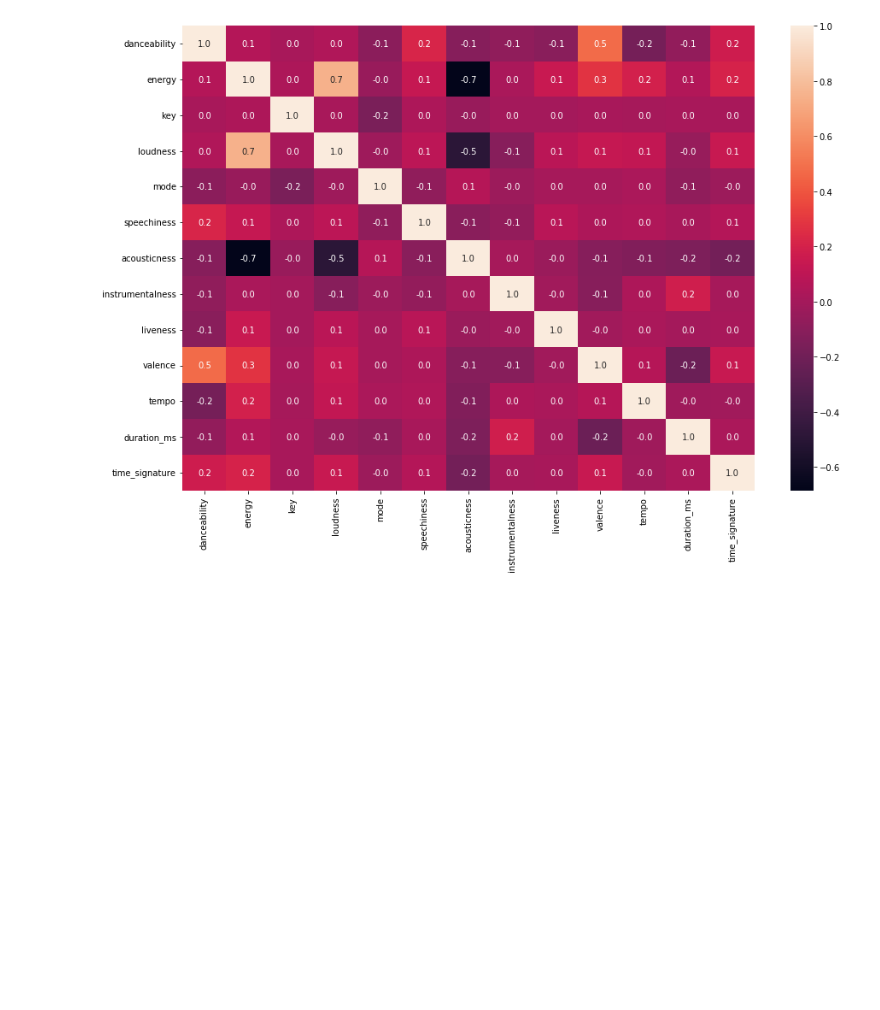
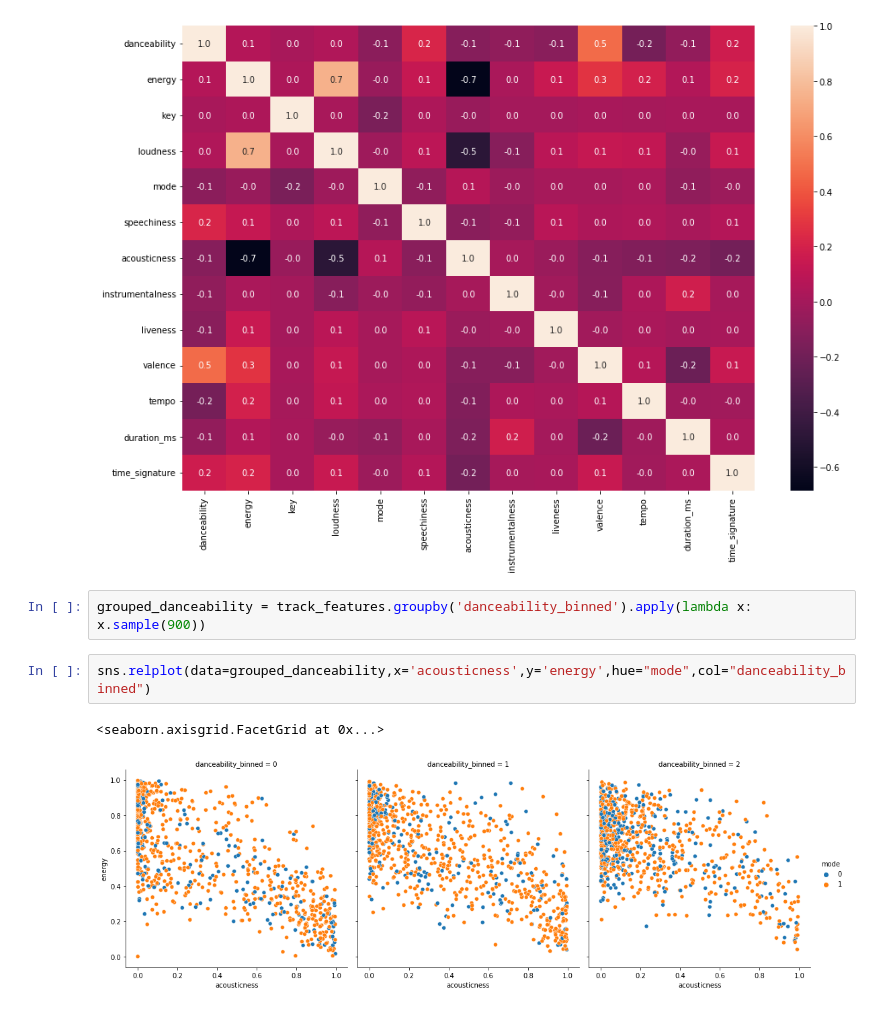
Before and after one commit to vatshivam/Novel_Song_Recommender, a Jupyter notebook: notebooks/statistical_analysis.ipynb, the cells around one changed output. Saved outputs shown, nothing was run; the diff lists cells and outputs as text; blank space fills up the shorter version.

Commit message:
Added binned features for tracks in viz data. Performed cluster analysis on track features

```diff
--- a/notebooks/statistical_analysis.ipynb
+++ b/notebooks/statistical_analysis.ipynb
@@ -250,3 +246,10 @@ sns.heatmap(track_features.drop(columns=['track_href','analysis_url','id','uri',
 # %% [output]
 <matplotlib.axes._subplots.AxesSubplot at 0x...>
 [figure]
+# %%
+grouped_danceability = track_features.groupby('danceability_binned').apply(lambda x: x.sample(900))
+# %%
+sns.relplot(data=grouped_danceability,x='acousticness',y='energy',hue="mode",col="danceability_binned")
+# %% [output]
+<seaborn.axisgrid.FacetGrid at 0x...>
+[figure, added]
```
Also changed, not shown: parts of 7 cells of this notebook, 2 other files.
